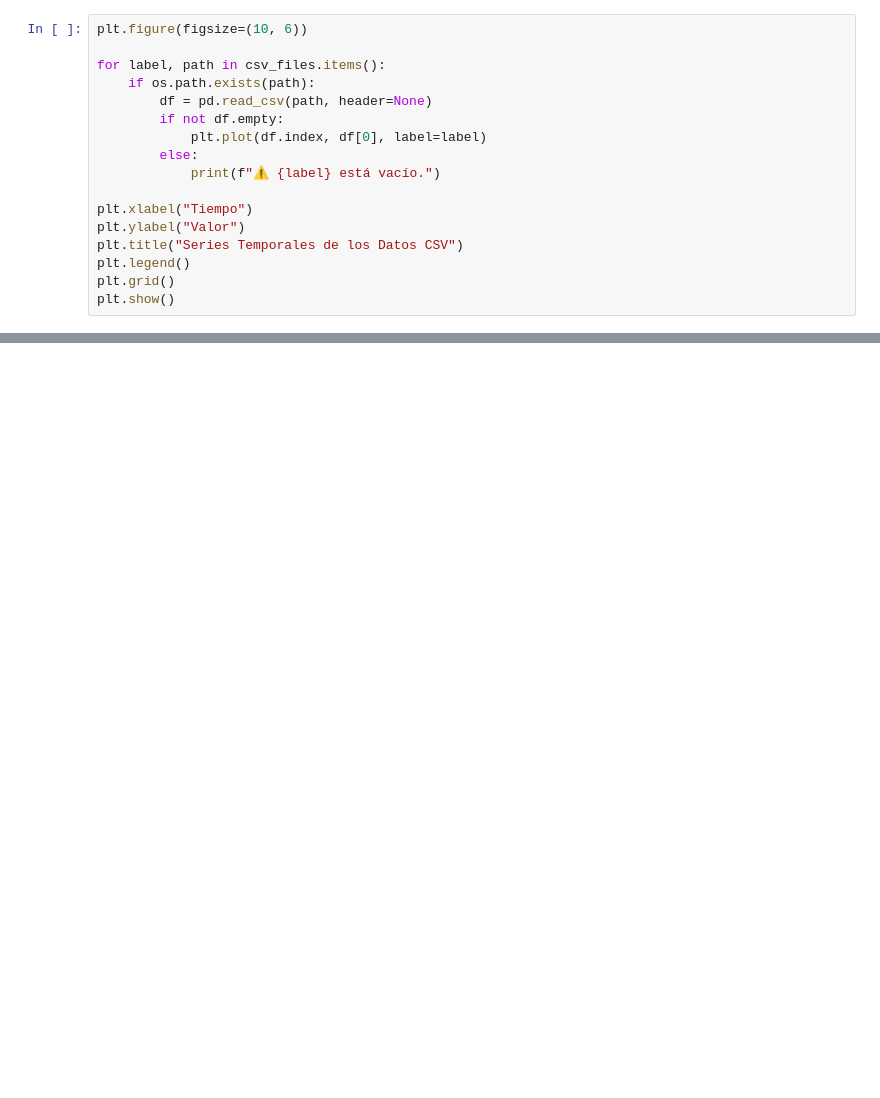
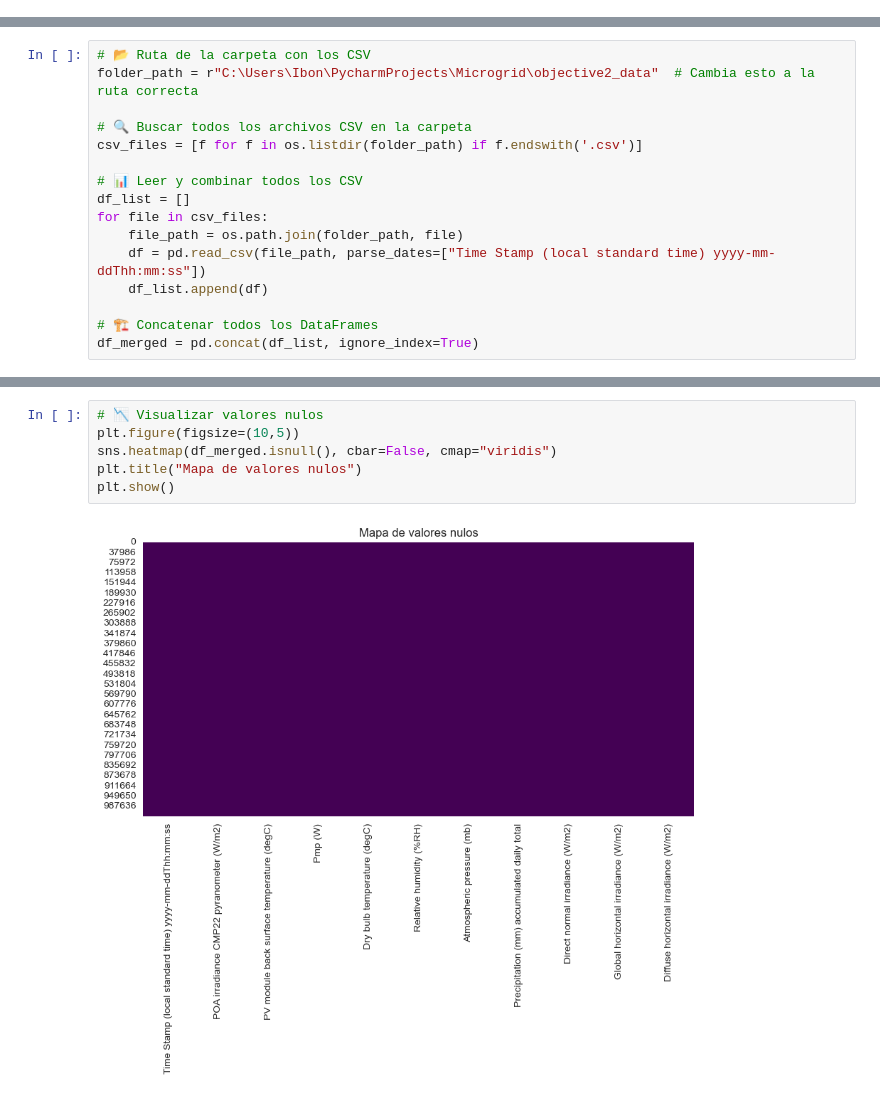
Before and after one commit to ibonsotoa/Microgrid, a Jupyter notebook: Exploration/Objective2.ipynb, the cells around one changed output, grey strips where cells are left out. Cells and saved outputs as stored; diff of their text form; blank space fills up the shorter version.

Commit message:
Data prepocessing

```diff
--- a/Exploration/Objective2.ipynb
+++ b/Exploration/Objective2.ipynb
@@ -13,17 +5,0 @@ csv_files = {
-# %%
-plt.figure(figsize=(10, 6))
-
-for label, path in csv_files.items():
-    if os.path.exists(path):
-        df = pd.read_csv(path, header=None)
-        if not df.empty:
-            plt.plot(df.index, df[0], label=label)
-        else:
-            print(f"⚠️ {label} está vacío.")
-
-plt.xlabel("Tiempo")
-plt.ylabel("Valor")
-plt.title("Series Temporales de los Datos CSV")
-plt.legend()
-plt.grid()
-plt.show()
@@ -31,0 +6,16 @@ plt.show()
+# %%
+# 📂 Ruta de la carpeta con los CSV
+folder_path = r"C:\Users\Ibon\PycharmProjects\Microgrid\objective2_data"  # Cambia esto a la ruta correcta
+
+# 🔍 Buscar todos los archivos CSV en la carpeta
+csv_files = [f for f in os.listdir(folder_path) if f.endswith('.csv')]
+
+# 📊 Leer y combinar todos los CSV
+df_list = []
+for file in csv_files:
+    file_path = os.path.join(folder_path, file)
+    df = pd.read_csv(file_path, parse_dates=["Time Stamp (local standard time) yyyy-mm-ddThh:mm:ss"])
+    df_list.append(df)
+
+# 🏗️ Concatenar todos los DataFrames
+df_merged = pd.concat(df_list, ignore_index=True)
@@ -31,0 +91,8 @@ plt.show()
+# %%
+# 📉 Visualizar valores nulos
+plt.figure(figsize=(10,5))
+sns.heatmap(df_merged.isnull(), cbar=False, cmap="viridis")
+plt.title("Mapa de valores nulos")
+plt.show()
+# %% [output]
+[figure, added]
```
Also changed, not shown: parts of 10 cells of this notebook, 35 other files.
